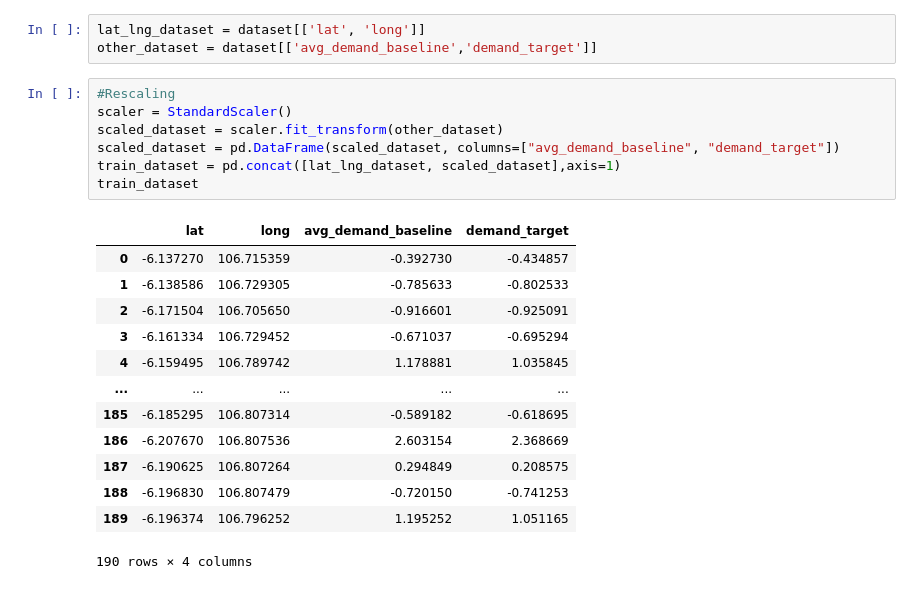
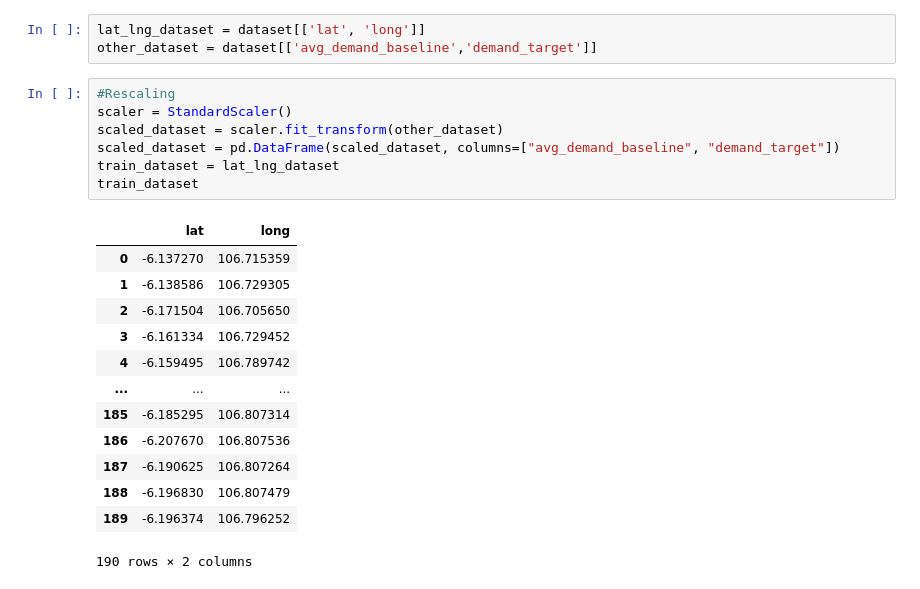
Before and after one commit to hafidabid/clustering-gudang, a Jupyter notebook: experiments/kmeans_all_feature_scaled.ipynb, the cells around one changed output. Drawn from its saved outputs; the diff is of its cells as text.

```diff
--- a/experiments/kmeans_all_feature_scaled.ipynb
+++ b/experiments/kmeans_all_feature_scaled.ipynb
@@ -60,24 +60,24 @@ other_dataset = dataset[['avg_demand_baseline','demand_target']]
 # %%
 #Rescaling
 scaler = StandardScaler()
 scaled_dataset = scaler.fit_transform(other_dataset)
 scaled_dataset = pd.DataFrame(scaled_dataset, columns=["avg_demand_baseline", "demand_target"])
-train_dataset = pd.concat([lat_lng_dataset, scaled_dataset],axis=1)
+train_dataset = lat_lng_dataset
 train_dataset
 # %% [output]
-|  | lat | long | avg_demand_baseline | demand_target |
-| 0 | -6.137270 | 106.715359 | -0.392730 | -0.434857 |
-| 1 | -6.138586 | 106.729305 | -0.785633 | -0.802533 |
-| 2 | -6.171504 | 106.705650 | -0.916601 | -0.925091 |
-| 3 | -6.161334 | 106.729452 | -0.671037 | -0.695294 |
-| 4 | -6.159495 | 106.789742 | 1.178881 | 1.035845 |
-| ... | ... | ... | ... | ... |
-| 185 | -6.185295 | 106.807314 | -0.589182 | -0.618695 |
-| 186 | -6.207670 | 106.807536 | 2.603154 | 2.368669 |
-| 187 | -6.190625 | 106.807264 | 0.294849 | 0.208575 |
-| 188 | -6.196830 | 106.807479 | -0.720150 | -0.741253 |
-| 189 | -6.196374 | 106.796252 | 1.195252 | 1.051165 |
+|  | lat | long |
+| 0 | -6.137270 | 106.715359 |
+| 1 | -6.138586 | 106.729305 |
+| 2 | -6.171504 | 106.705650 |
+| 3 | -6.161334 | 106.729452 |
+| 4 | -6.159495 | 106.789742 |
+| ... | ... | ... |
+| 185 | -6.185295 | 106.807314 |
+| 186 | -6.207670 | 106.807536 |
+| 187 | -6.190625 | 106.807264 |
+| 188 | -6.196830 | 106.807479 |
+| 189 | -6.196374 | 106.796252 |
-190 rows × 4 columns
+190 rows × 2 columns
 # %%
 # Elbow method
 wcss = []
```
Also changed, not shown: parts of 6 cells of this notebook, 5 other files.
